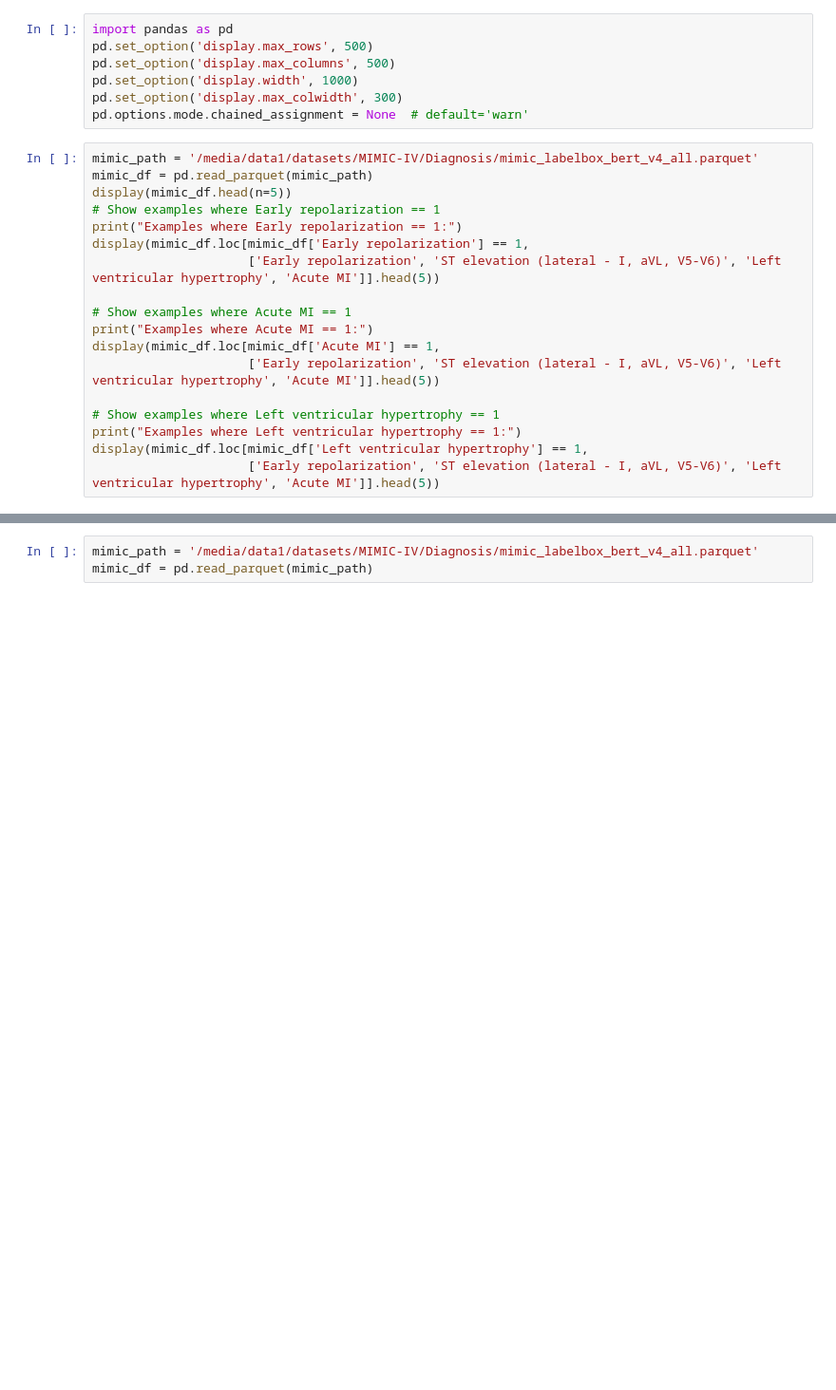
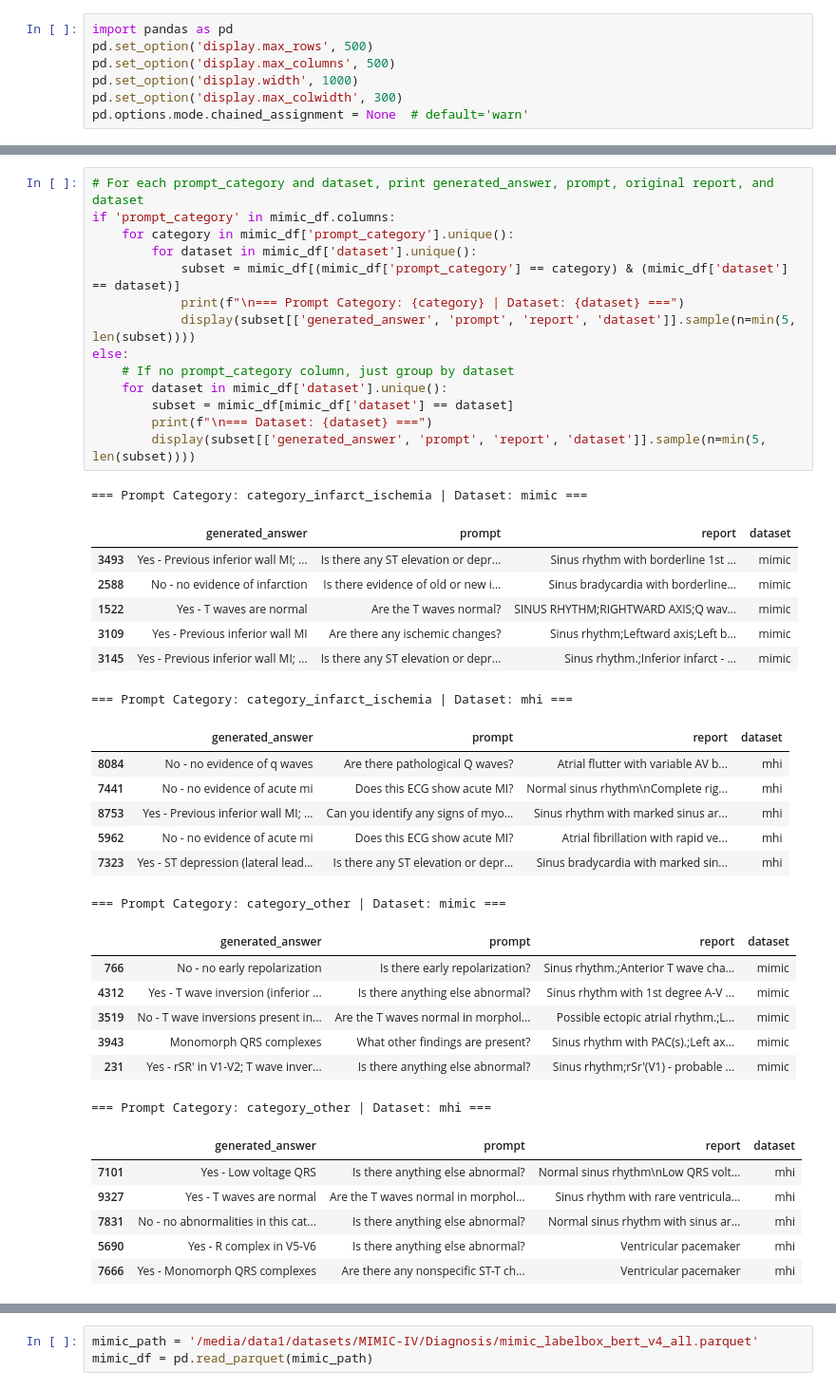
Before and after one commit to HeartWise-AI/ECG_tokenizer, a Jupyter notebook: dataset_generation/inspect.ipynb, the cells around one changed output, grey strips where cells are left out. Shown at 95% size. Cells and saved outputs as stored; diff of their text form; blank space fills up the shorter version.

```diff
--- a/dataset_generation/inspect.ipynb
+++ b/dataset_generation/inspect.ipynb
@@ -5,21 +5,3 @@ pd.set_option('display.max_columns', 500)
 pd.set_option('display.width', 1000)
 pd.set_option('display.max_colwidth', 300)
 pd.options.mode.chained_assignment = None  # default='warn'
-# %%
-mimic_path = '/media/data1/datasets/MIMIC-IV/Diagnosis/mimic_labelbox_bert_v4_all.parquet'
-mimic_df = pd.read_parquet(mimic_path)
-display(mimic_df.head(n=5))
-# Show examples where Early repolarization == 1
-print("Examples where Early repolarization == 1:")
-display(mimic_df.loc[mimic_df['Early repolarization'] == 1,
-                     ['Early repolarization', 'ST elevation (lateral - I, aVL, V5-V6)', 'Left ventricular hypertrophy', 'Acute MI']].head(5))
-
-# Show examples where Acute MI == 1
-print("Examples where Acute MI == 1:")
-display(mimic_df.loc[mimic_df['Acute MI'] == 1,
-                     ['Early repolarization', 'ST elevation (lateral - I, aVL, V5-V6)', 'Left ventricular hypertrophy', 'Acute MI']].head(5))
-
-# Show examples where Left ventricular hypertrophy == 1
-print("Examples where Left ventricular hypertrophy == 1:")
-display(mimic_df.loc[mimic_df['Left ventricular hypertrophy'] == 1,
-                     ['Early repolarization', 'ST elevation (lateral - I, aVL, V5-V6)', 'Left ventricular hypertrophy', 'Acute MI']].head(5))
@@ -53,0 +27,43 @@ Examples where Left ventricular hypertrophy == 1:
+# %%
+# For each prompt_category and dataset, print generated_answer, prompt, original report, and dataset
+if 'prompt_category' in mimic_df.columns:
+    for category in mimic_df['prompt_category'].unique():
+        for dataset in mimic_df['dataset'].unique():
+            subset = mimic_df[(mimic_df['prompt_category'] == category) & (mimic_df['dataset'] == dataset)]
+            print(f"\n=== Prompt Category: {category} | Dataset: {dataset} ===")
+            display(subset[['generated_answer', 'prompt', 'report', 'dataset']].sample(n=min(5, len(subset))))
+else:
+    # If no prompt_category column, just group by dataset
+    for dataset in mimic_df['dataset'].unique():
+        subset = mimic_df[mimic_df['dataset'] == dataset]
+        print(f"\n=== Dataset: {dataset} ===")
+        display(subset[['generated_answer', 'prompt', 'report', 'dataset']].sample(n=min(5, len(subset))))
+# %% [output]
+=== Prompt Category: category_infarct_ischemia | Dataset: mimic ===
+|  | generated_answer | prompt | report | dataset |
+| 3493 | Yes - Previous inferior wall MI; ... | Is there any ST elevation or depr... | Sinus rhythm with borderline 1st ... | mimic |
+| 2588 | No - no evidence of infarction | Is there evidence of old or new i... | Sinus bradycardia with borderline... | mimic |
+| 1522 | Yes - T waves are normal | Are the T waves normal? | SINUS RHYTHM;RIGHTWARD AXIS;Q wav... | mimic |
+| 3109 | Yes - Previous inferior wall MI | Are there any ischemic changes? | Sinus rhythm;Leftward axis;Left b... | mimic |
+| 3145 | Yes - Previous inferior wall MI; ... | Is there any ST elevation or depr... | Sinus rhythm.;Inferior infarct - ... | mimic |
+=== Prompt Category: category_infarct_ischemia | Dataset: mhi ===
+|  | generated_answer | prompt | report | dataset |
+| 8084 | No - no evidence of q waves | Are there pathological Q waves? | Atrial flutter with variable AV b... | mhi |
+| 7441 | No - no evidence of acute mi | Does this ECG show acute MI? | Normal sinus rhythm\nComplete rig... | mhi |
+| 8753 | Yes - Previous inferior wall MI; ... | Can you identify any signs of myo... | Sinus rhythm with marked sinus ar... | mhi |
+| 5962 | No - no evidence of acute mi | Does this ECG show acute MI? | Atrial fibrillation with rapid ve... | mhi |
+| 7323 | Yes - ST depression (lateral lead... | Is there any ST elevation or depr... | Sinus bradycardia with marked sin... | mhi |
+=== Prompt Category: category_other | Dataset: mimic ===
+|  | generated_answer | prompt | report | dataset |
+| 766 | No - no early repolarization | Is there early repolarization? | Sinus rhythm.;Anterior T wave cha... | mimic |
+| 4312 | Yes - T wave inversion (inferior ... | Is there anything else abnormal? | Sinus rhythm with 1st degree A-V ... | mimic |
+| 3519 | No - T wave inversions present in... | Are the T waves normal in morphol... | Possible ectopic atrial rhythm.;L... | mimic |
+| 3943 | Monomorph QRS complexes | What other findings are present? | Sinus rhythm with PAC(s).;Left ax... | mimic |
+| 231 | Yes - rSR' in V1-V2; T wave inver... | Is there anything else abnormal? | Sinus rhythm;rSr'(V1) - probable ... | mimic |
+=== Prompt Category: category_other | Dataset: mhi ===
+|  | generated_answer | prompt | report | dataset |
+| 7101 | Yes - Low voltage QRS | Is there anything else abnormal? | Normal sinus rhythm\nLow QRS volt... | mhi |
+| 9327 | Yes - T waves are normal | Are the T waves normal in morphol... | Sinus rhythm with rare ventricula... | mhi |
+| 7831 | No - no abnormalities in this cat... | Is there anything else abnormal? | Normal sinus rhythm with sinus ar... | mhi |
+| 5690 | Yes - R complex in V5-V6 | Is there anything else abnormal? | Ventricular pacemaker | mhi |
+| 7666 | Yes - Monomorph QRS complexes | Are there any nonspecific ST-T ch... | Ventricular pacemaker | mhi |
```
Also changed, not shown: parts of 4 cells of this notebook, 12 other files.
